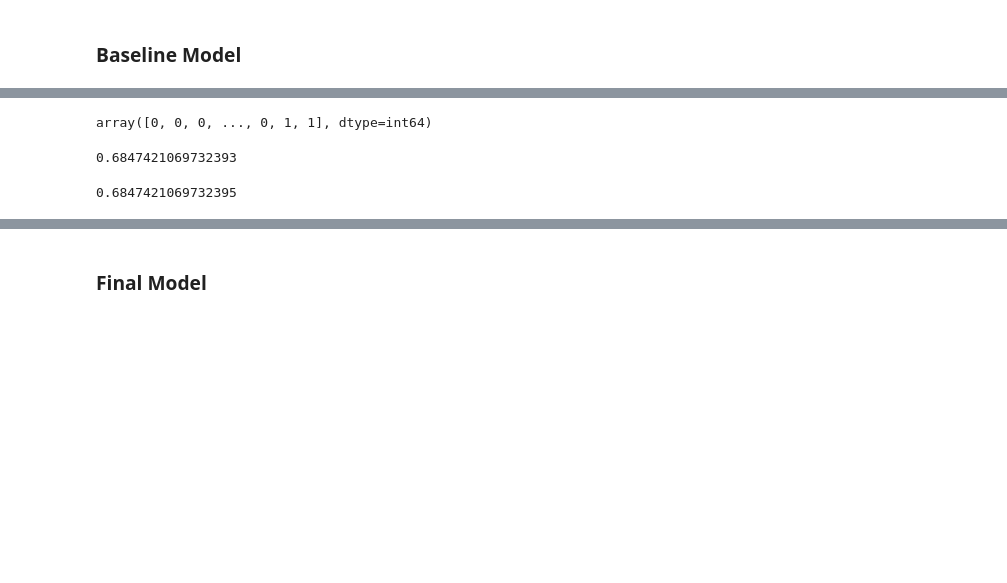
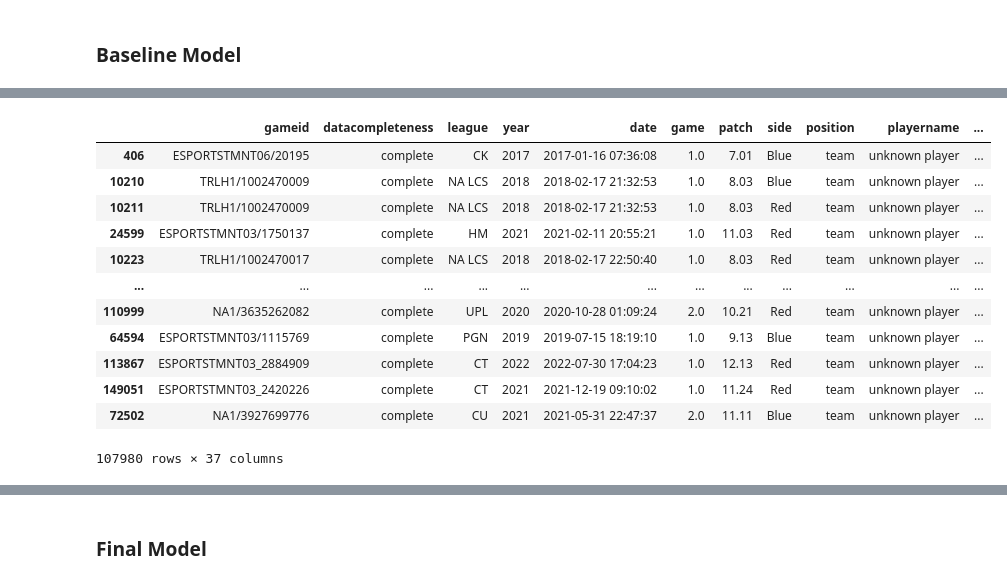
Before and after one commit to kingof2s/League-pro-predictions-, a Jupyter notebook: p5.ipynb, the cells around one changed output, grey strips where cells are left out. Drawn from its saved outputs; the diff is of its cells as text; code cells hidden in the pictures; blank space fills up the shorter version.

Commit message:
baseline models

```diff
--- a/p5.ipynb
+++ b/p5.ipynb
@@ -33,7 +35,9 @@ from tqdm.notebook import tqdm
 pd.set_option('display.max_columns', None)
 usecols = ['gameid','datacompleteness', 'league', 'year', 'date', 'game', 'patch',
            'side', 'position', 'playername', 'teamname', 'champion', 'gamelength', 'result',
-           'elementaldrakes', 'opp_elementaldrakes', 'elders', 'opp_elders', 'firstherald', 'barons', 'opp_barons', 'firstbaron',
+           'firstblood', 'firsttower', 'turretplates', 'opp_turretplates',
+           'killsat15', 'deathsat15', 'assistsat15', 'opp_killsat15', 'opp_deathsat15', 'opp_assistsat15',
+           'firstdragon', 'elders', 'opp_elders', 'firstherald', 'barons', 'opp_barons', 'firstbaron',
            'golddiffat10', 'xpdiffat10', 'csdiffat10',
            'golddiffat15', 'xpdiffat15', 'csdiffat15',]
 
@@ -67,9 +71,17 @@ df['date'] = pd.to_datetime(df['date'])
 time_cutoff = pd.to_datetime('2023-10-01')
 df = df[df['date'] < time_cutoff]
 
+# Remove games before patch 6.9 (the first patch with elemental drakes)
+df = df[df['patch'] >= 6.9]
+
 # Filter out incomplete data, and fill in NA player names with 'unknown player'
 df = df[df['datacompleteness'] == 'complete']
 df['playername'] = df['playername'].fillna('unknown player')
 
+df_full = df.copy()
+
 # Remove team summary rows
-#df = df.query('position != "team"')df
+df_teams = df.query('position == "team"')
+
+# Fill in NA values with 0
+df_teams = df_teams.fillna(0)
@@ -128,41 +99,41 @@ df
 # %%
-
 from sklearn.model_selection import train_test_split
 from sklearn.compose import ColumnTransformer
 from sklearn.preprocessing import OneHotEncoder
 from sklearn.pipeline import Pipeline
 from sklearn.linear_model import LinearRegression
 from sklearn.ensemble import RandomForestClassifier
-df2 = df.copy().fillna(0)
-X_train, X_test, y_train, y_test = train_test_split(df2.drop(columns=['result']), df2['result'], test_size=0.2)
-preproc = ColumnTransformer(transformers=[
-    ('onehot', OneHotEncoder(), ['league', 'side']),
-    ('passthrough', 'passthrough', ['golddiffat15', 'xpdiffat15', 'elders', 'barons', 'firstherald', 'firstbaron']),
-], remainder='drop')
 
-model = Pipeline([
-    ('preprocessing', preproc),
-    ('classification', RandomForestClassifier(max_depth=5))  # Set the max_depth parameter here
-])
-
-model.fit(X_train, y_train)
-base= model.predict(X_test)
-base
+# Split into train and test sets
+X_train, X_test, y_train, y_test = train_test_split(df_teams.drop(columns=['result']), df_teams['result'], test_size=0.25)
-# %% [output]
-array([0, 0, 0, ..., 0, 1, 1], dtype=int64)
-# %%
-accuracy = 1- np.abs(base - y_test).sum() / len(y_test)
-accuracy
-# %% [output]
-0.6847421069732393
 # %%
-TP = ((base == 1) & (y_test == 1)).sum()
-TN = ((base == 0) & (y_test == 0)).sum()
-(TP, TN)
-FP = ((base == 1) & (y_test == 0)).sum()
-FN = ((base == 0) & (y_test == 1)).sum()
-(TP, FP, TN, FN)
-accuracy = (TP + TN) / (TP + TN + FP + FN)
-accuracy
+def assess_model(predicted_y, y_test):
+    # Assessing the model
+    TP = ((predicted_y == 1) & (y_test == 1)).sum()
+    TN = ((predicted_y == 0) & (y_test == 0)).sum()
+
+    FP = ((predicted_y == 1) & (y_test == 0)).sum()
+    FN = ((predicted_y == 0) & (y_test == 1)).sum()
+
+    accuracy = (TP + TN) / (TP + TN + FP + FN)
+    recall = TP / (TP + FN)
+    precision = TP / (TP + FP)
+    f1 = 2 * precision * recall / (precision + recall)
+
+    print(f"Accuracy:{' '*3}{accuracy:.3f}\nRecall:{' '*5}{recall:.3f}\nPrecision:{' '*2}{precision:.3f}\nF1:{' '*9}{f1:.3f}")
-# %% [output]
-0.6847421069732395
+# %%
+df_teams.sort_values('deathsat15')
+# %% [output]
+|  | gameid | datacompleteness | league | year | date | game | patch | side | position | playername | ... |
+| 406 | ESPORTSTMNT06/20195 | complete | CK | 2017 | 2017-01-16 07:36:08 | 1.0 | 7.01 | Blue | team | unknown player | ... |
+| 10210 | TRLH1/1002470009 | complete | NA LCS | 2018 | 2018-02-17 21:32:53 | 1.0 | 8.03 | Blue | team | unknown player | ... |
+| 10211 | TRLH1/1002470009 | complete | NA LCS | 2018 | 2018-02-17 21:32:53 | 1.0 | 8.03 | Red | team | unknown player | ... |
+| 24599 | ESPORTSTMNT03/1750137 | complete | HM | 2021 | 2021-02-11 20:55:21 | 1.0 | 11.03 | Red | team | unknown player | ... |
+| 10223 | TRLH1/1002470017 | complete | NA LCS | 2018 | 2018-02-17 22:50:40 | 1.0 | 8.03 | Red | team | unknown player | ... |
+| ... | ... | ... | ... | ... | ... | ... | ... | ... | ... | ... | ... |
+| 110999 | NA1/3635262082 | complete | UPL | 2020 | 2020-10-28 01:09:24 | 2.0 | 10.21 | Red | team | unknown player | ... |
+| 64594 | ESPORTSTMNT03/1115769 | complete | PGN | 2019 | 2019-07-15 18:19:10 | 1.0 | 9.13 | Blue | team | unknown player | ... |
+| 113867 | ESPORTSTMNT03_2884909 | complete | CT | 2022 | 2022-07-30 17:04:23 | 1.0 | 12.13 | Red | team | unknown player | ... |
+| 149051 | ESPORTSTMNT03_2420226 | complete | CT | 2021 | 2021-12-19 09:10:02 | 1.0 | 11.24 | Red | team | unknown player | ... |
+| 72502 | NA1/3927699776 | complete | CU | 2021 | 2021-05-31 22:47:37 | 2.0 | 11.11 | Blue | team | unknown player | ... |
+107980 rows × 37 columns
```
Also changed, not shown: parts of 14 cells of this notebook.
